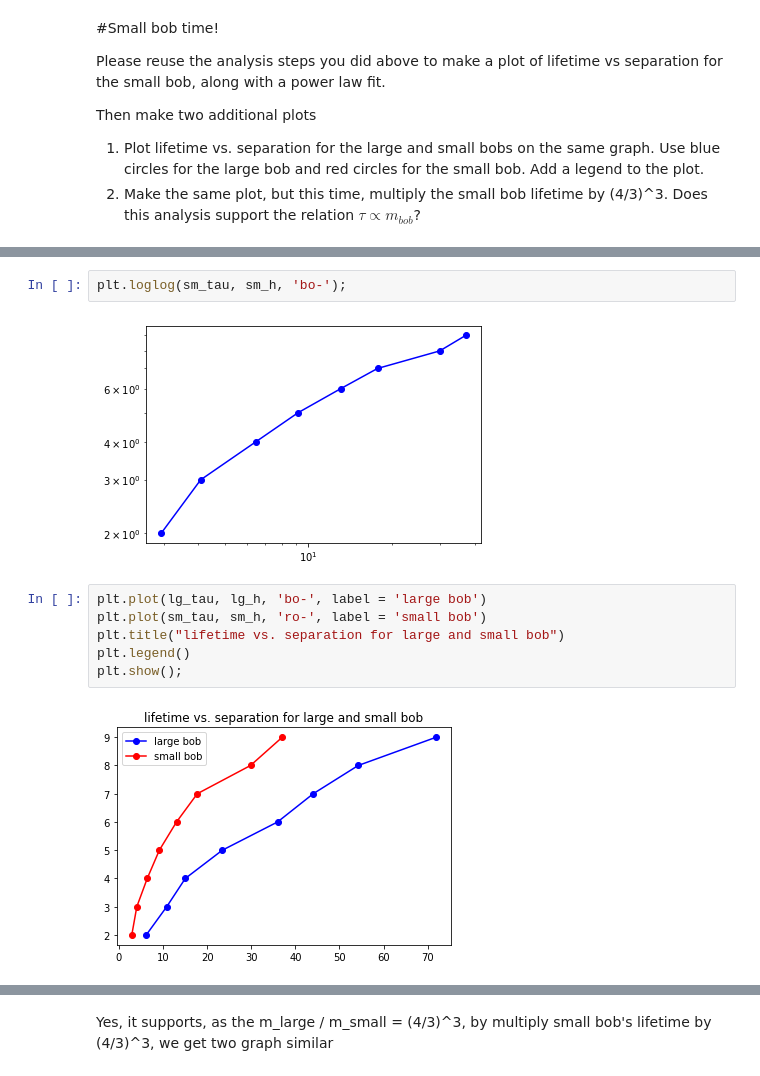
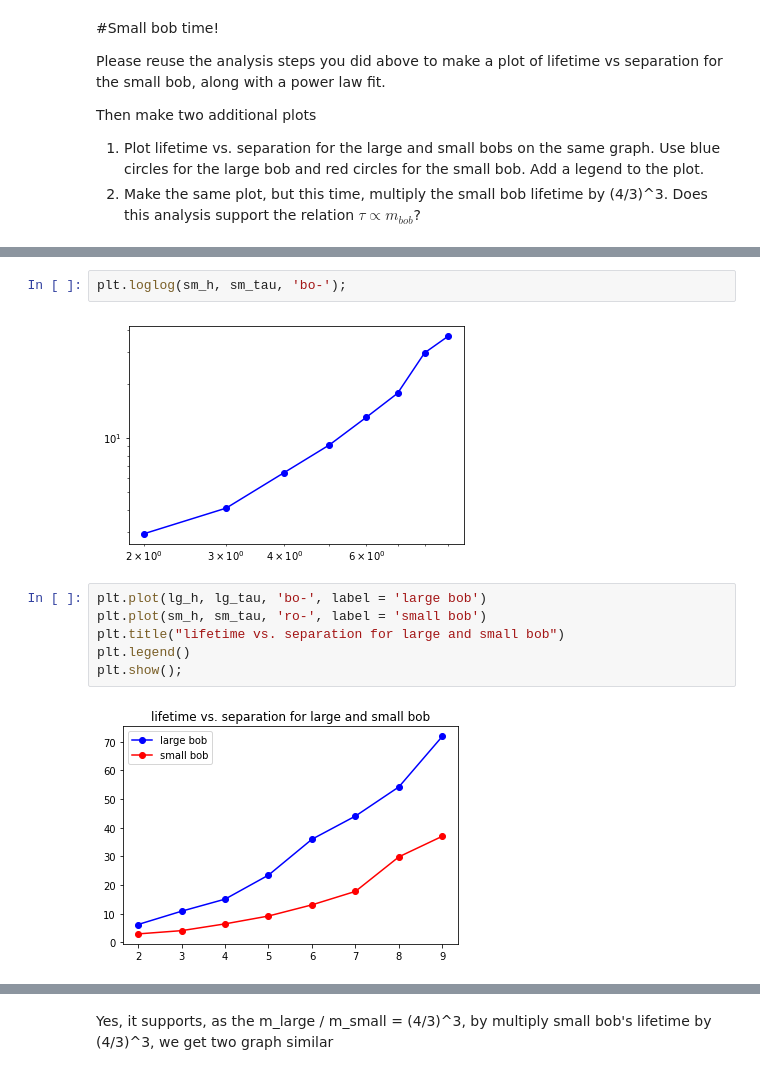
Before and after one commit to NYUExperimentalPhysics1-2021/labanalysis2-Hanananah, a Jupyter notebook: LabAnalysis2_Hannah.ipynb, the cells around one changed output, grey strips where cells are left out. Saved outputs shown, nothing was run; the diff lists cells and outputs as text.

```diff
--- a/LabAnalysis2_Hannah.ipynb
+++ b/LabAnalysis2_Hannah.ipynb
@@ -533,13 +539,13 @@ plt.ylabel("lifetime(s)");
 # %%
-plt.loglog(sm_tau, sm_h, 'bo-');
+plt.loglog(sm_h, sm_tau, 'bo-');
 # %% [output]
-[figure, old version]
+[figure, new version]
 # %%
-plt.plot(lg_tau, lg_h, 'bo-', label = 'large bob')
-plt.plot(sm_tau, sm_h, 'ro-', label = 'small bob')
+plt.plot(lg_h, lg_tau, 'bo-', label = 'large bob')
+plt.plot(sm_h, sm_tau, 'ro-', label = 'small bob')
 plt.title("lifetime vs. separation for large and small bob")
 plt.legend()
 plt.show();
 # %% [output]
-[figure, old version]
+[figure, new version]
 # %%
```
Also changed, not shown: parts of 7 cells of this notebook.
